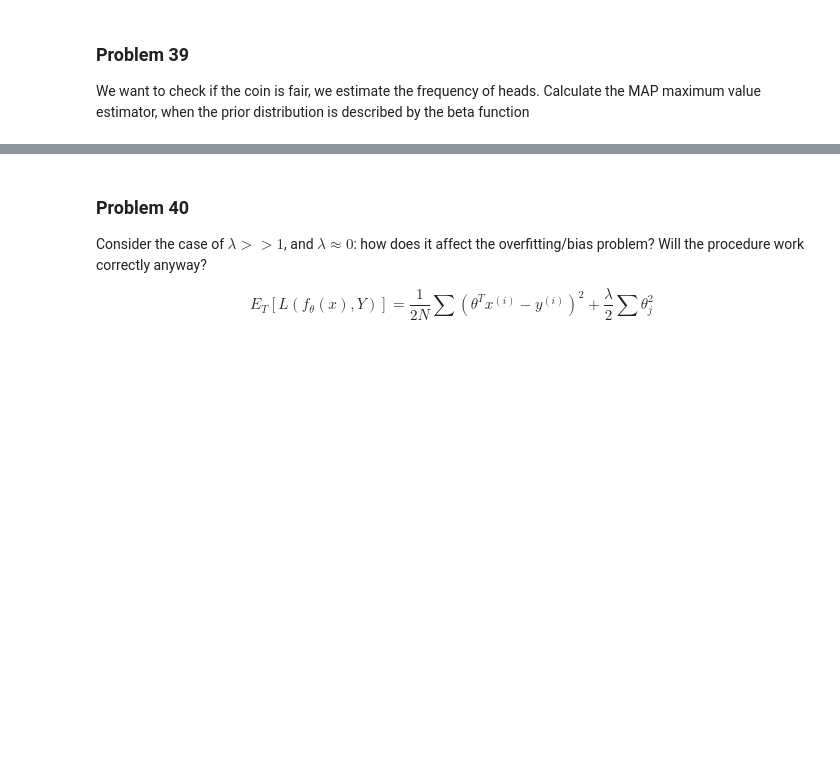
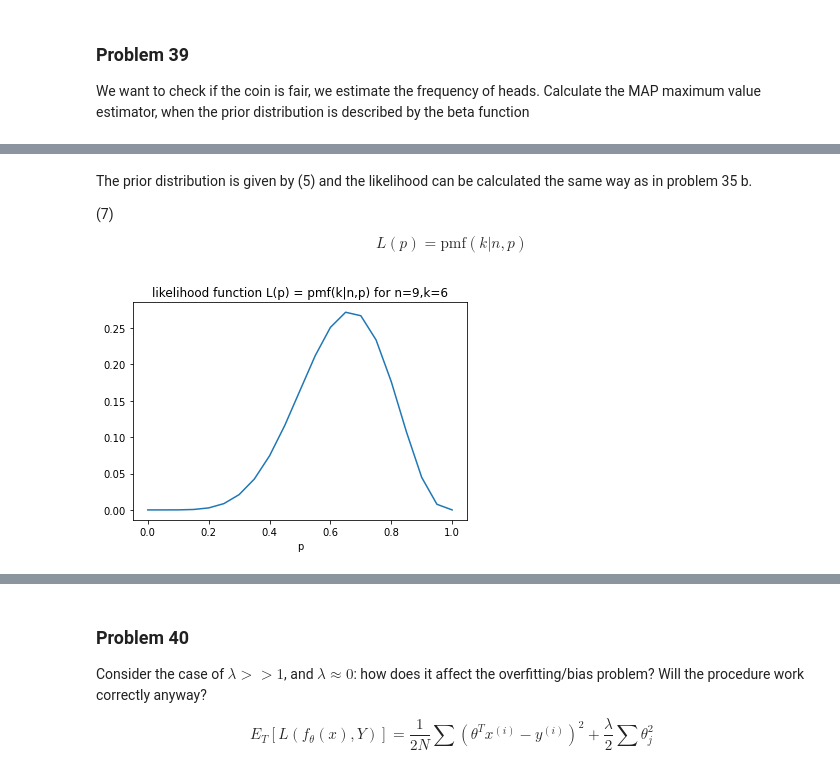
Before and after one commit to kmiec96/Modern-data-science, a Jupyter notebook: ML_2021_set6.ipynb, the cells around one changed output, grey strips where cells are left out. Cells and saved outputs as stored; diff of their text form; code cells hidden in the pictures; blank space fills up the shorter version.

```diff
--- a/ML_2021_set6.ipynb
+++ b/ML_2021_set6.ipynb
@@ -123,0 +171,22 @@ The Bayes theorem gives:
+# %% [markdown]
+The prior distribution is given by (5) and the likelihood can be calculated the same way as in problem 35 b.
+
+
+(7) $$L(p)=\text{pmf}(k|n,p)$$
+# %%
+def total_binomial_likelihood(n,k):
+    ps= list(np.arange(0,1.01,0.05))
+    return (ps, [binomial_pmf(n,k,p) for p in ps])
+
+def binomial_pmf(n,k,p):
+    return (math.factorial(n)/(math.factorial(k)*math.factorial(n-k))) * p**k * (1-p)**(n-k)
+
+n=9  #I assume that in this pseudo-experiment there were 9 tosses and 6 sucesses!
+k=6
+ps,observation_values = total_binomial_likelihood(n,k)
+plt.title('likelihood function L(p) = pmf(k|n,p) for' + format(' n=%d,k=%d'%(n,k)))
+plt.xlabel('p')
+plt.plot(ps,observation_values)
+plt.show()
+# %% [output]
+[figure, added]
```
Also changed, not shown: parts of 19 cells of this notebook.
